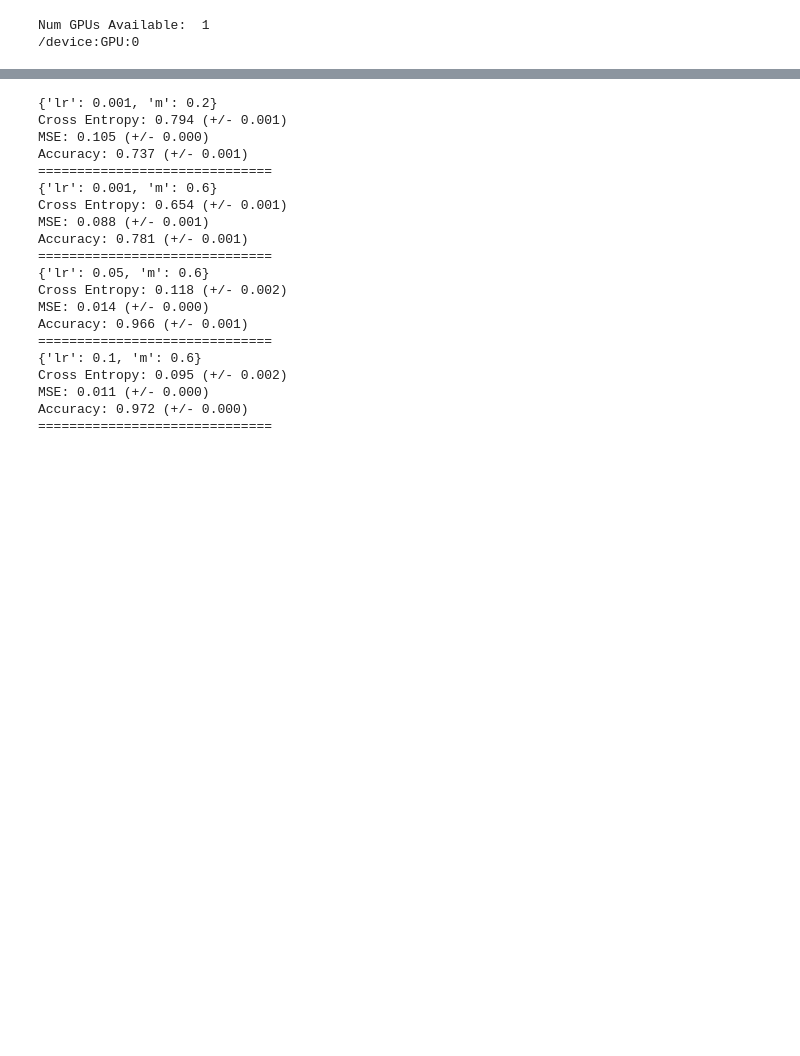
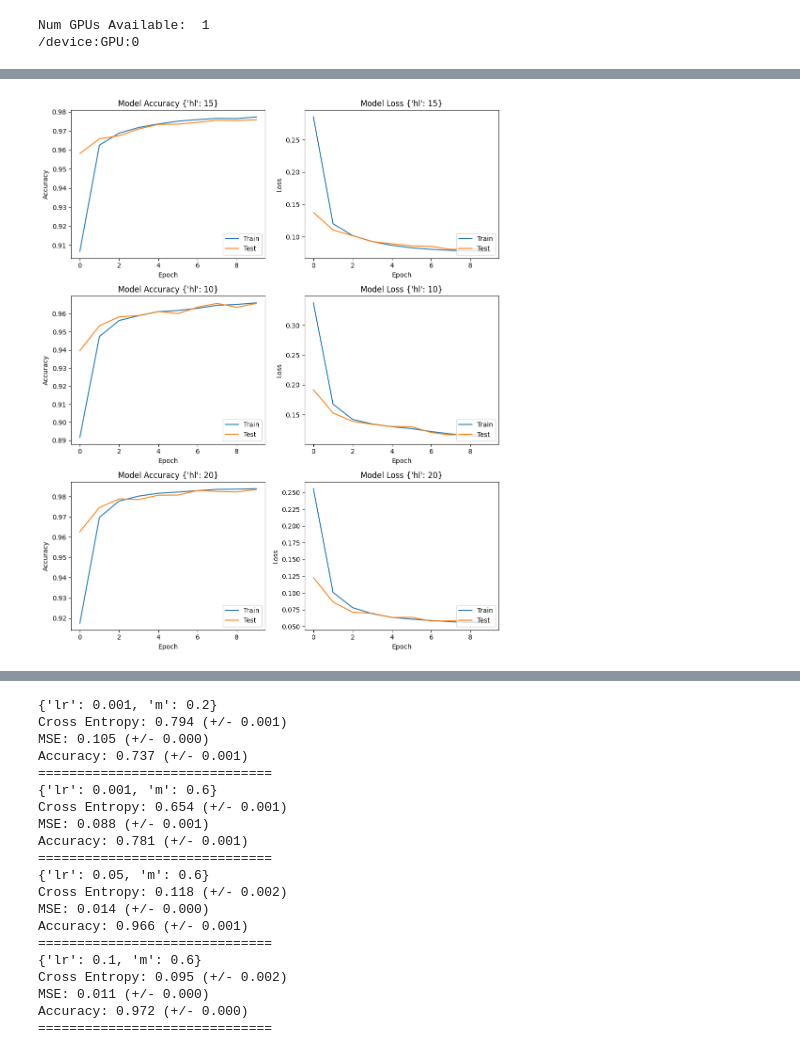
Before and after one commit to OnionKiller/AI_Homework_HAR-PUC-Rio, a Jupyter notebook: training.ipynb, the cells around one changed output, grey strips where cells are left out. Drawn from its saved outputs; the diff is of its cells as text; code cells hidden in the pictures; blank space fills up the shorter version.

```diff
--- a/training.ipynb
+++ b/training.ipynb
@@ -74,8 +49,17 @@ def print_scores(scores):
 # %%
-# Create a pipeline with a StandardScaler and a Keras model
-pipe = Pipeline([
-    ('scaler', StandardScaler()),
-    ('clf', KerasClassifier(model=create_model(I), epochs=10, batch_size=64))
-])
-
-scores_1 = wrap_cross_validate(pipe)
+from importlib import reload
+reload(homework_utils)
+scores = []
+hidden_layer_matrice = [
+    {"hl":I,},
+    {"hl":int((I+O)/2),},
+    {"hl":I+O,},
+]
+for conf in hidden_layer_matrice:
+    # Create a pipeline with a StandardScaler and a Keras model
+    #this is the easy way, but it is limited to only get scores
+    pipe = Pipeline([
+        ('scaler', StandardScaler()),
+        ('clf', KerasClassifier(model=create_model(conf['hl']), epochs=30, batch_size=64,verbose=0))
+    ])
+    scores.append(homework_utils.wrap_cross_validate(pipe,kf,x,y))
@@ -163,0 +79,24 @@ Accuracy: 0.981 (+/- 0.002)
+# %%
+historical_results = {}
+for conf in hidden_layer_matrice:
+    histories = list()
+    for fold_idx, (train_indices, val_indices) in enumerate(kf.split(df[feature_cols])):
+        X = df[feature_cols].values[train_indices]
+        Y = to_categorical(df[target_col].values[train_indices])
+        Xv = df[feature_cols].values[val_indices]
+        Yv = to_categorical(df[target_col].values[val_indices])
+
+        model = create_model(conf['hl'])
+        X = StandardScaler().fit_transform(X)
+        Xv = StandardScaler().fit_transform(Xv)
+        history = model.fit(X,Y,epochs=10,batch_size=64,validation_data=(Xv,Yv),verbose=0)
+        histories.append(history)
+    historical_results[conf['hl']] = histories
+# %%
+from homework_utils import figure_from_histories
+
+figure_from_histories(
+    histories=[v[0] for _,v in historical_results.items()],
+    test_matrice=hidden_layer_matrice)
+# %% [output]
+[figure, added]
```
Also changed, not shown: parts of 18 cells of this notebook, 1 other file.
